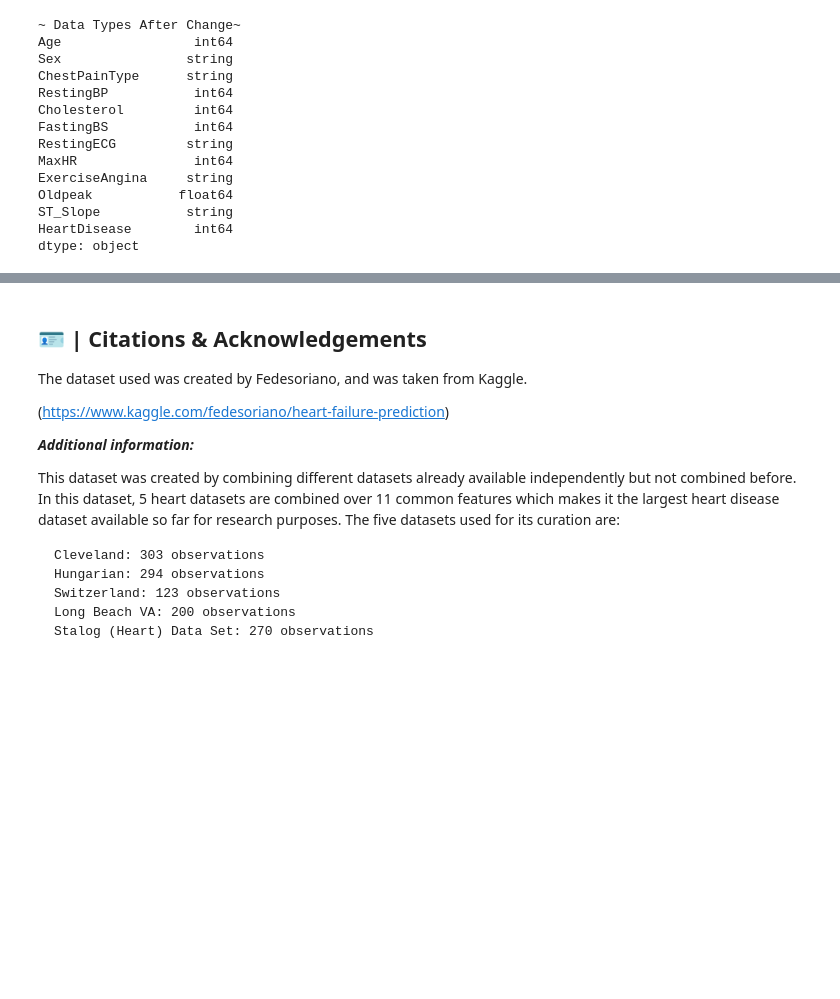
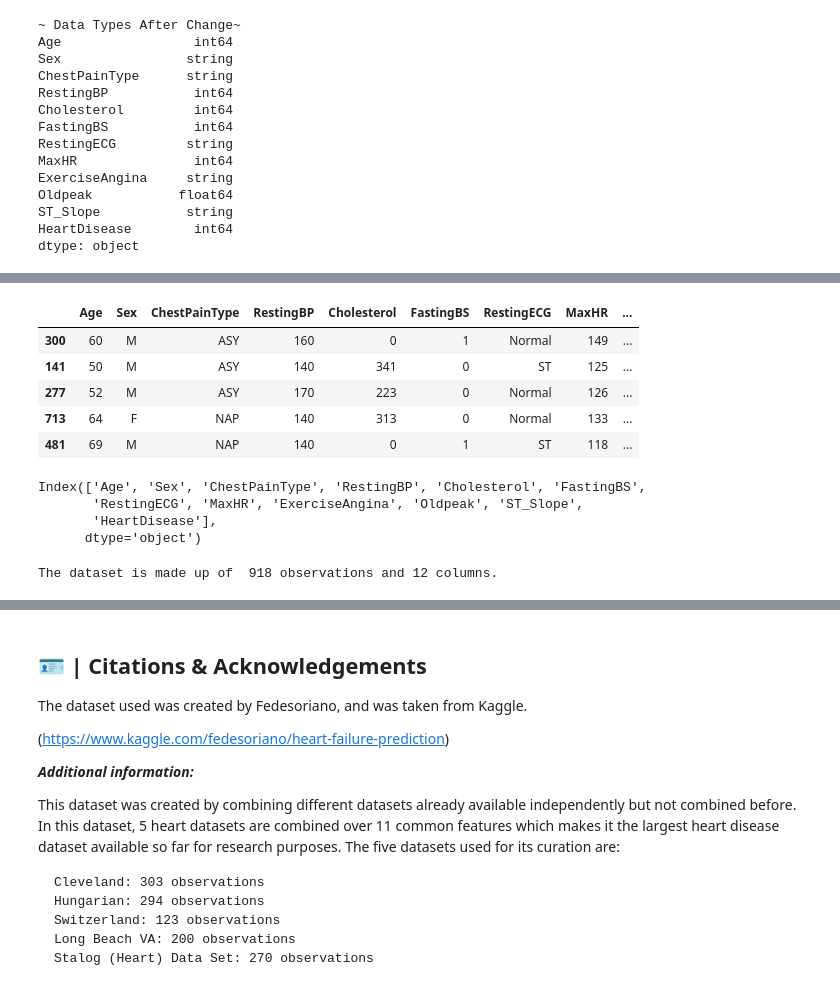
Before and after one commit to AkosoCodes/Heart-Disease-Prediction-EDA, a Jupyter notebook: final.ipynb, the cells around one changed output, grey strips where cells are left out. Cells and saved outputs as stored; diff of their text form; code cells hidden in the pictures; blank space fills up the shorter version.

```diff
--- a/final.ipynb
+++ b/final.ipynb
@@ -163,0 +220,23 @@ dtype: object
+# %%
+# Shows x random rows of the data
+df.sample(5)
+# %% [output]
+|  | Age | Sex | ChestPainType | RestingBP | Cholesterol | FastingBS | RestingECG | MaxHR | ... |
+| 300 | 60 | M | ASY | 160 | 0 | 1 | Normal | 149 | ... |
+| 141 | 50 | M | ASY | 140 | 341 | 0 | ST | 125 | ... |
+| 277 | 52 | M | ASY | 170 | 223 | 0 | Normal | 126 | ... |
+| 713 | 64 | F | NAP | 140 | 313 | 0 | Normal | 133 | ... |
+| 481 | 69 | M | NAP | 140 | 0 | 1 | ST | 118 | ... |
+# %%
+# Shows the indexed column names
+df.columns
+# %% [output]
+Index(['Age', 'Sex', 'ChestPainType', 'RestingBP', 'Cholesterol', 'FastingBS',
+       'RestingECG', 'MaxHR', 'ExerciseAngina', 'Oldpeak', 'ST_Slope',
+       'HeartDisease'],
+      dtype='object')
+# %%
+# Print the number of rows and columns
+print("The dataset is made up of ", df.shape[0], "observations and", df.shape[1], "columns.\n")
+# %% [output]
+The dataset is made up of  918 observations and 12 columns.
```
Also changed, not shown: parts of 37 cells of this notebook.
